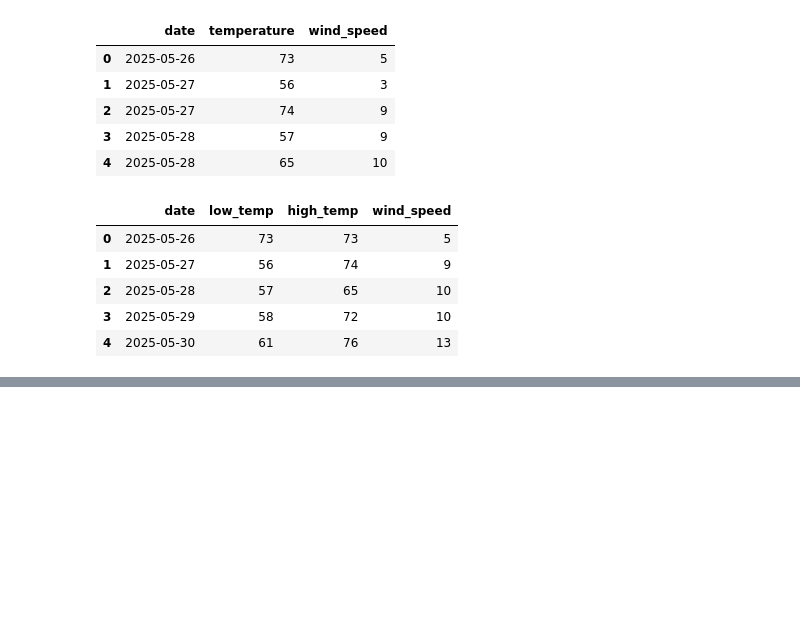
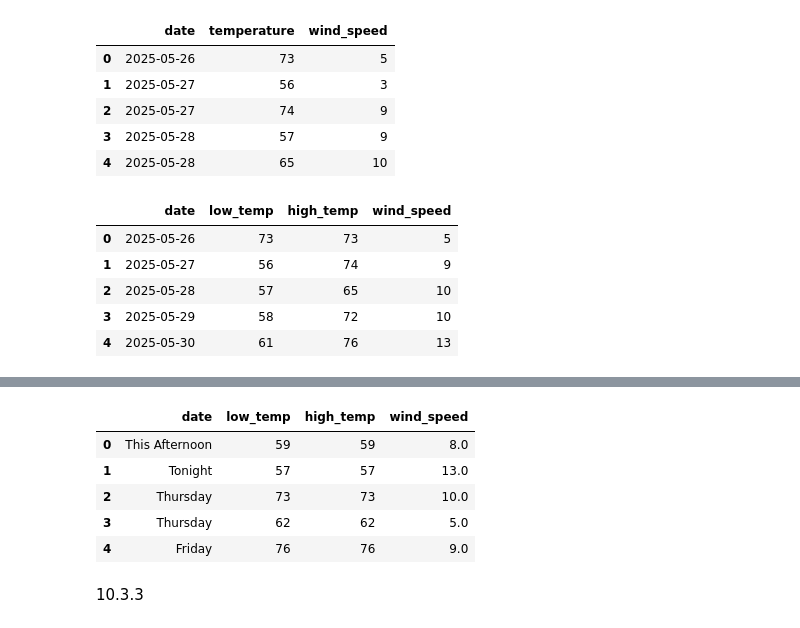
Before and after one commit to oliveiraphm/effective-data-analysis, a Jupyter notebook: src/ch10.ipynb, the cells around one changed output, grey strips where cells are left out. Drawn from its saved outputs; the diff is of its cells as text; code cells hidden in the pictures; blank space fills up the shorter version.

```diff
--- a/src/ch10.ipynb
+++ b/src/ch10.ipynb
@@ -76,0 +134,5 @@ daily_forecast.head()
+# %%
+forecast_items = soup.find_all("div", class_="tombstone-container")
+
+for item in forecast_items:
+    print(item.text, item.img)
@@ -76,0 +182,6 @@ daily_forecast.head()
+# %%
+import re
+forecast_data["temp"] = [
+    int(re.search(r"\d+", t).group()) for t in forecast_data["temp"]
+]
+forecast_data.head()
@@ -76,0 +195,3 @@ daily_forecast.head()
+# %%
+for row in forecast_data["wind_speed"].head():
+    print(row)
@@ -76,0 +204,5 @@ daily_forecast.head()
+# %%
+forecast_data["wind_speed"] = [
+    re.findall(r"\d+ mph", w) for w in forecast_data["wind_speed"]
+]
+forecast_data.head()
@@ -76,0 +216,23 @@ daily_forecast.head()
+# %%
+forecast_data["wind_speed"] = [
+    int(row[0].replace(" mph", "")) if row else None
+    for row in forecast_data["wind_speed"]
+]
+
+forecast = (
+    forecast_data.groupby("date", sort=False)
+    .agg({"temp": ["min", "max"], "wind_speed": "max"})
+    .reset_index()
+)
+
+forecast.columns = ["date", "low_temp", "high_temp", "wind_speed"]
+forecast.head()
+# %% [output]
+|  | date | low_temp | high_temp | wind_speed |
+| 0 | This Afternoon | 59 | 59 | 8.0 |
+| 1 | Tonight | 57 | 57 | 13.0 |
+| 2 | Thursday | 73 | 73 | 10.0 |
+| 3 | Thursday | 62 | 62 | 5.0 |
+| 4 | Friday | 76 | 76 | 9.0 |
+# %% [markdown]
+10.3.3
```
Also changed, not shown: parts of 11 cells of this notebook, 1 other file.
